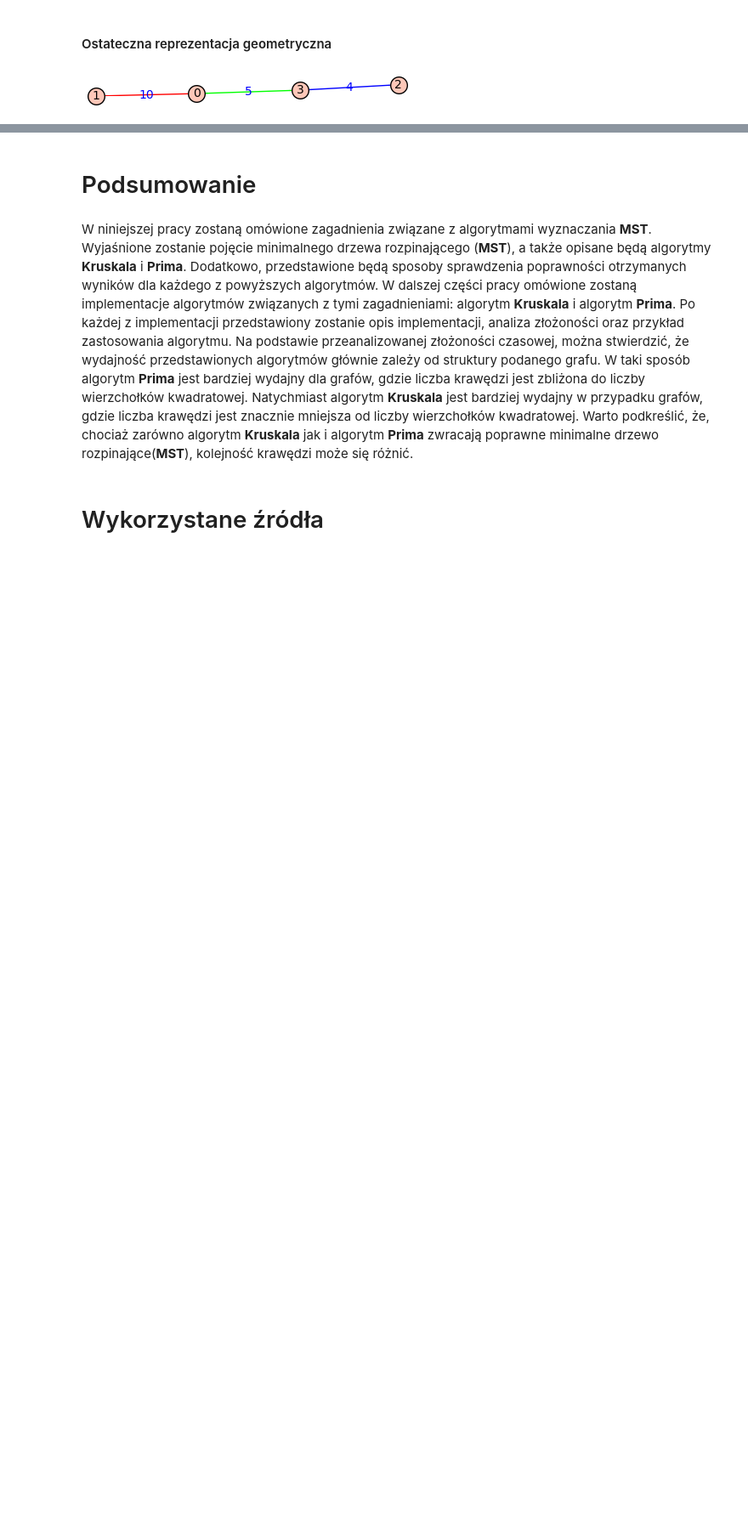
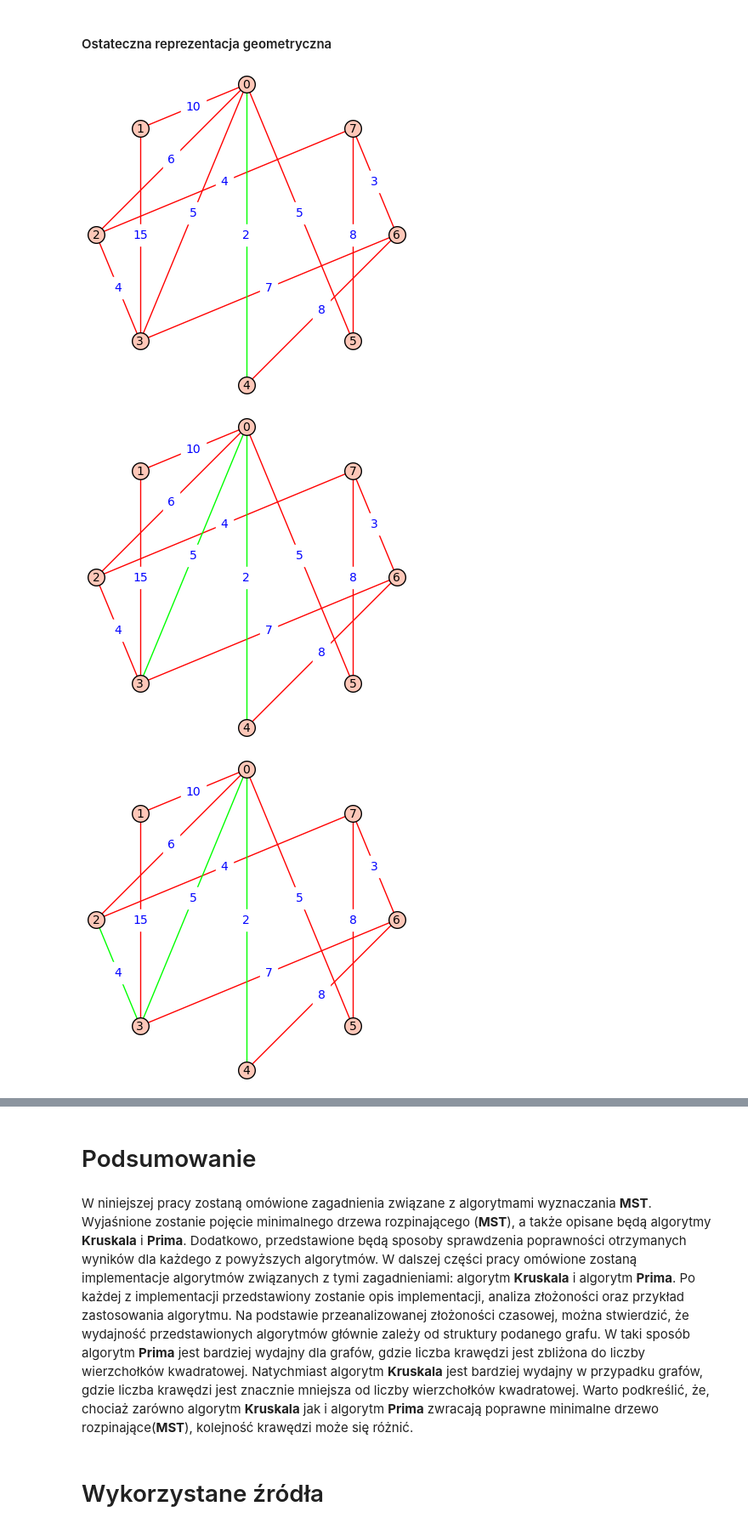
Before and after one commit to YarikRevich/mst_algorithms, a Jupyter notebook: Algorytmy wyznaczania MST.ipynb, the cells around one changed output, grey strips where cells are left out. Shown: that part at 85% size. Drawn from its saved outputs; the diff is of its cells as text; code cells hidden in the pictures; blank space fills up the shorter version.

```diff
--- a/Algorytmy wyznaczania MST.ipynb
+++ b/Algorytmy wyznaczania MST.ipynb
@@ -359,20 +352,34 @@ GP.show()
 # %% [markdown]
 #### Ostateczna reprezentacja geometryczna
-# %%
-graph_src = {}
-labels_src = {}
-
-for c in result:
-    if graph_src.get(c[0]) is None:
-        graph_src[c[0]] = [c[1]]
-    else:
-        graph_src[c[0]] += [c[1]]
-
-g = Graph(graph_src)
-
-for c in src:
-    g.set_edge_label(c[0], c[1], c[2])
-GP = GraphPlot(g, options)
-GP.show()
-# %% [output]
-[figure, removed]
+# %%
+graph_src = []
+labels_src = {}
+edge_colors = {'#FF0000': [], '#00FF00': []}
+
+for c in result:
+    edge_colors['#00FF00'].append(tuple(c))
+
+for c in src:
+    graph_src.append(tuple(c))
+
+    if tuple(c) not in edge_colors['#00FF00']:
+        edge_colors['#FF0000'].append(tuple(c))
+
+options['edge_colors'] = edge_colors
+
+scale = 1
+for v in range(len(edge_colors['#00FF00'])):
+    edge_colors_temp = copy.deepcopy(edge_colors)
+
+    for v in edge_colors_temp['#00FF00'][scale:]:
+        edge_colors_temp['#FF0000'].append(v)
+    edge_colors_temp['#00FF00'] = edge_colors_temp['#00FF00'][:scale]
+
+    GP = g.graphplot(edge_labels=True, layout='circular', edge_colors=edge_colors_temp)
+    GP.show()
+
+    scale += 1
+# %% [output]
+[figure, added]
+[figure, added]
+[figure, added]
```
Also changed, not shown: parts of 10 cells of this notebook.
